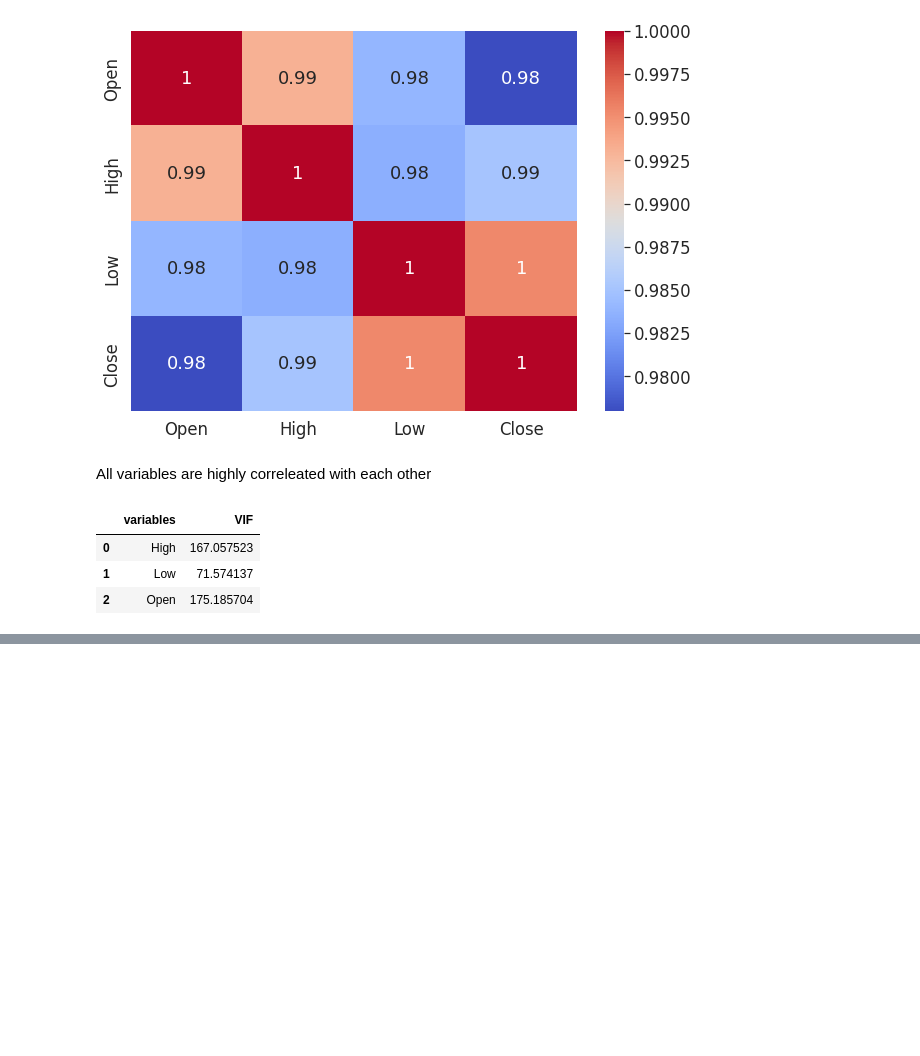
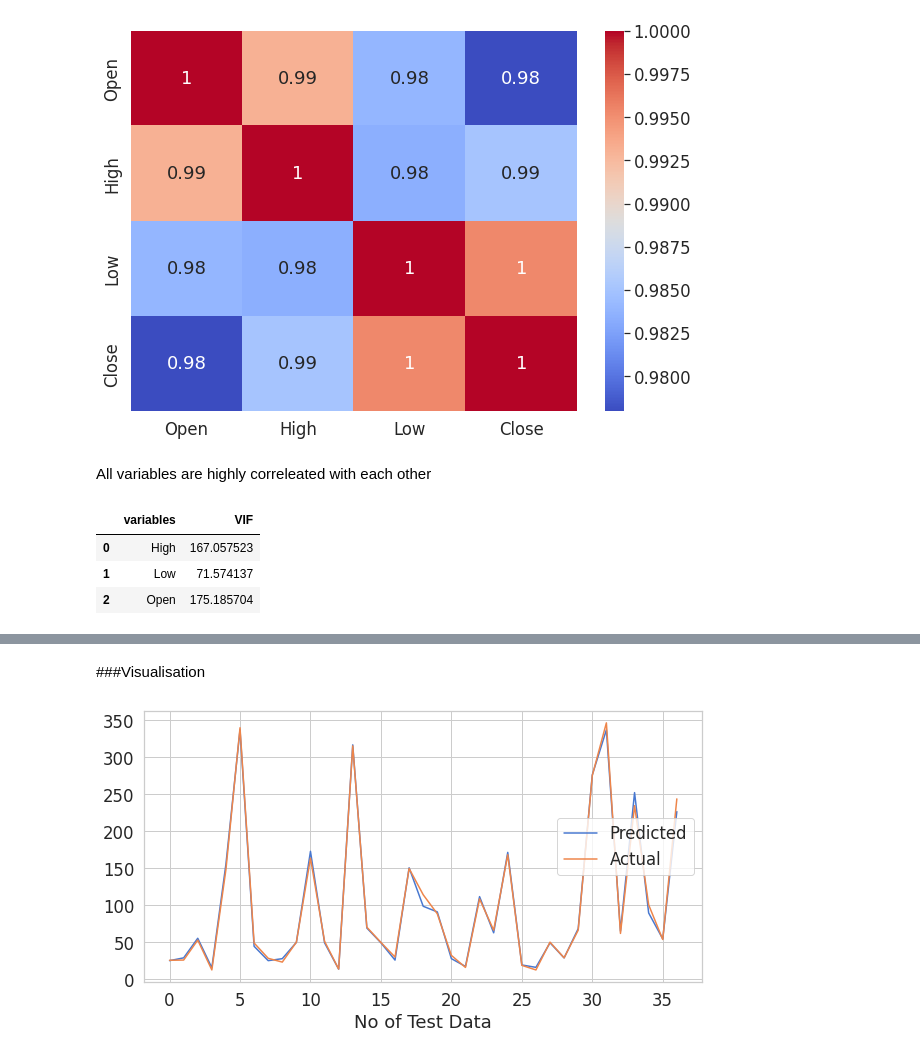
Before and after one commit to Aashishc-prog/Yes-Bank-Stock-Closing-Price-prediction-, a Jupyter notebook: Capstone_2_Yes_Bank_stock_closing_price_.ipynb, the cells around one changed output, grey strips where cells are left out. Cells and saved outputs as stored; diff of their text form; code cells hidden in the pictures; blank space fills up the shorter version.

```diff
--- a/Capstone_2_Yes_Bank_stock_closing_price_.ipynb
+++ b/Capstone_2_Yes_Bank_stock_closing_price_.ipynb
@@ -286,0 +380,7 @@ error_df=pd.DataFrame()
+# %%
+#hyperparameter tuning
+params = {'n_neighbors':[2,3,4,5,6,7,8,9]}
+
+knn = neighbors.KNeighborsRegressor()
+
+model = GridSearchCV(knn, params, cv=5)
@@ -286,0 +393,3 @@ error_df=pd.DataFrame()
+# %%
+#prediction
+y_pred=model.predict(x_test)
@@ -286,0 +421,12 @@ error_df=pd.DataFrame()
+# %% [markdown]
+###Visualisation
+# %%
+#actual-predicted values plot
+plt.figure(figsize=(10,5))
+plt.plot(y_pred)
+plt.plot(np.array(y_test))
+plt.legend(["Predicted","Actual"])
+plt.xlabel('No of Test Data')
+plt.show()
+# %% [output]
+[figure, added]
```
Also changed, not shown: parts of 21 cells of this notebook.
